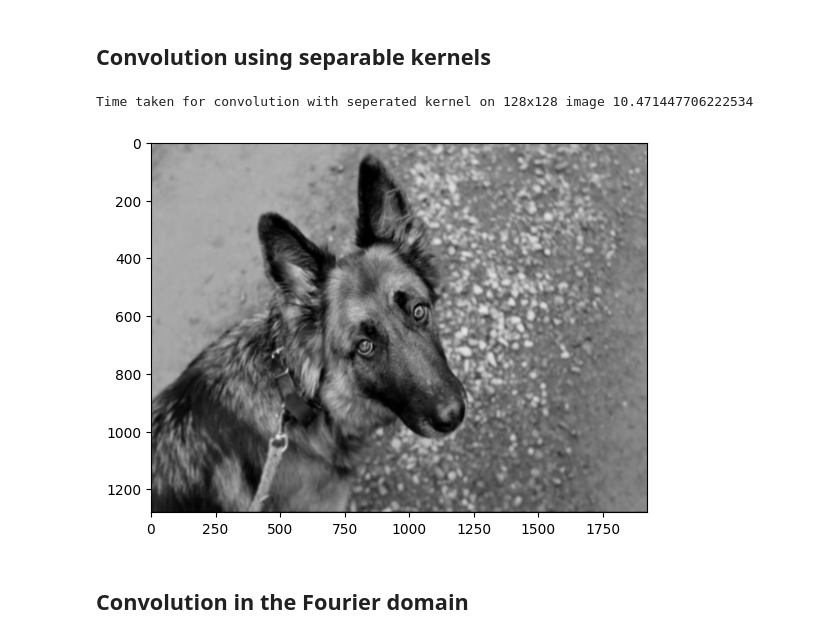
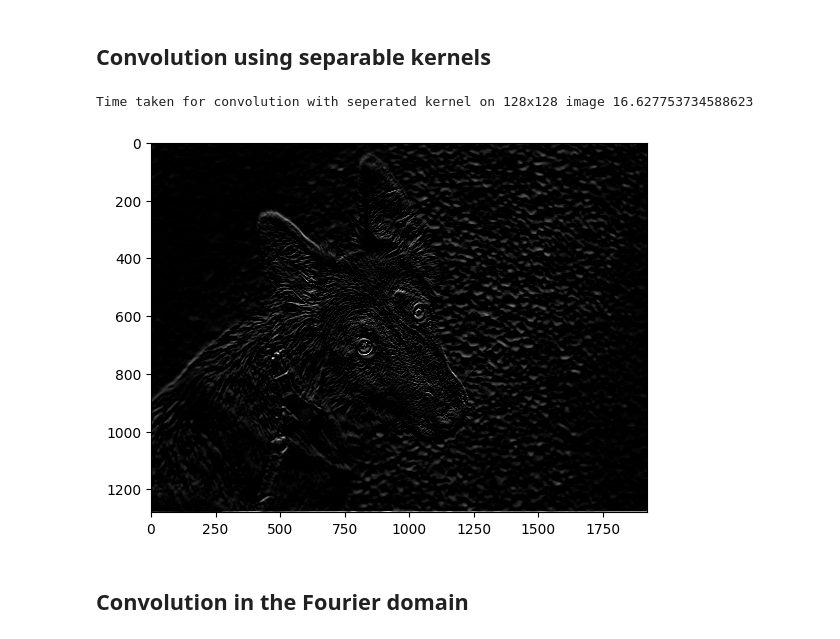
Before and after one commit to EricEReber/CNN, a Jupyter notebook: doc/CNN_in_Python.ipynb, the cells around one changed output. Saved outputs shown, nothing was run; the diff lists cells and outputs as text; code cells hidden in the pictures.

```diff
--- a/doc/CNN_in_Python.ipynb
+++ b/doc/CNN_in_Python.ipynb
@@ -548,7 +548,7 @@ image_of_cute_dog = imageio.imread(img_path, mode='L')
 plt.imshow(image_of_cute_dog, cmap="gray", vmin=0, vmax=255, aspect="auto")
 plt.show()
 
-gauss, kernel = generate_gauss_mask(sigma=2)
+gauss, kernel = generate_gauss_mask(sigma=6)
 gauss_filter = gauss*kernel
 
 start_time = time.time()
@@ -591,41 +591,39 @@ def conv2DSep(image, kernel, coef, stride=1, pad="zero"):
     # The kernel is quadratic, thus we only need one of its dimensions
     half_dim = kernel.shape[0] // 2
 
-    ker1 = np.array(kernel[half_dim, :])
-    ker2 = np.array(kernel[:, half_dim])
+    ker1 = np.array(kernel[0, :])
+    ker2 = np.array(kernel[:, 0])
 
     if pad == "zero":
         conv_image = np.zeros(image.shape)
         pad_image = padding(image, kernel)
     else:
         conv_image = np.zeros(
             (image.shape[0] - kernel.shape[0], image.shape[1] - kernel.shape[1])
         )
         pad_image = image[:, :]
 
     for i in range(half_dim, conv_image.shape[0] + half_dim, stride):
         for j in range(half_dim, conv_image.shape[1] + half_dim, stride):
             conv_image[i - half_dim, j - half_dim] = (
                 pad_image[
                     i - half_dim : i + half_dim + 1, j - half_dim : j + half_dim + 1
                 ]
                 @ ker1
                 @ ker2.T
                 * coef
             )
 
     return conv_image
 
-kernel, coef = generate_gauss_mask(sigma=2)
-
 start_time = time.time()
-filtered_image = conv2DSep(image_of_cute_dog, kernel=kernel, coef=coef)
+filtered_image = conv2DSep(image_of_cute_dog, kernel=sobel_y, coef=1)
 print(f'Time taken for convolution with seperated kernel on 128x128 image {time.time() - start_time}')
 plt.imshow(filtered_image, cmap="gray", vmin=0, vmax=255, aspect="auto")
 plt.show()
 # %% [output]
-Time taken for convolution with seperated kernel on 128x128 image 10.471447706222534
+Time taken for convolution with seperated kernel on 128x128 image 16.627753734588623
-[figure, old version]
+[figure, new version]
 # %% [markdown]
 ## Convolution in the Fourier domain
 # %%
```
Also changed, not shown: parts of 4 cells of this notebook, 2 other files.
